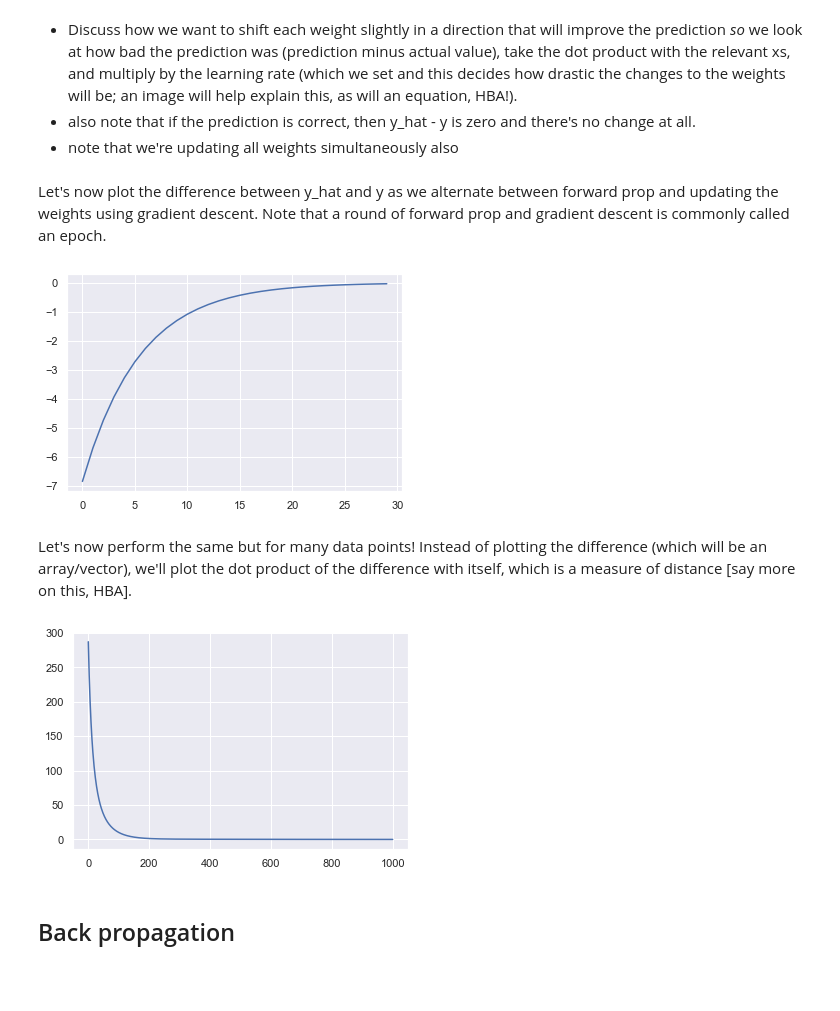
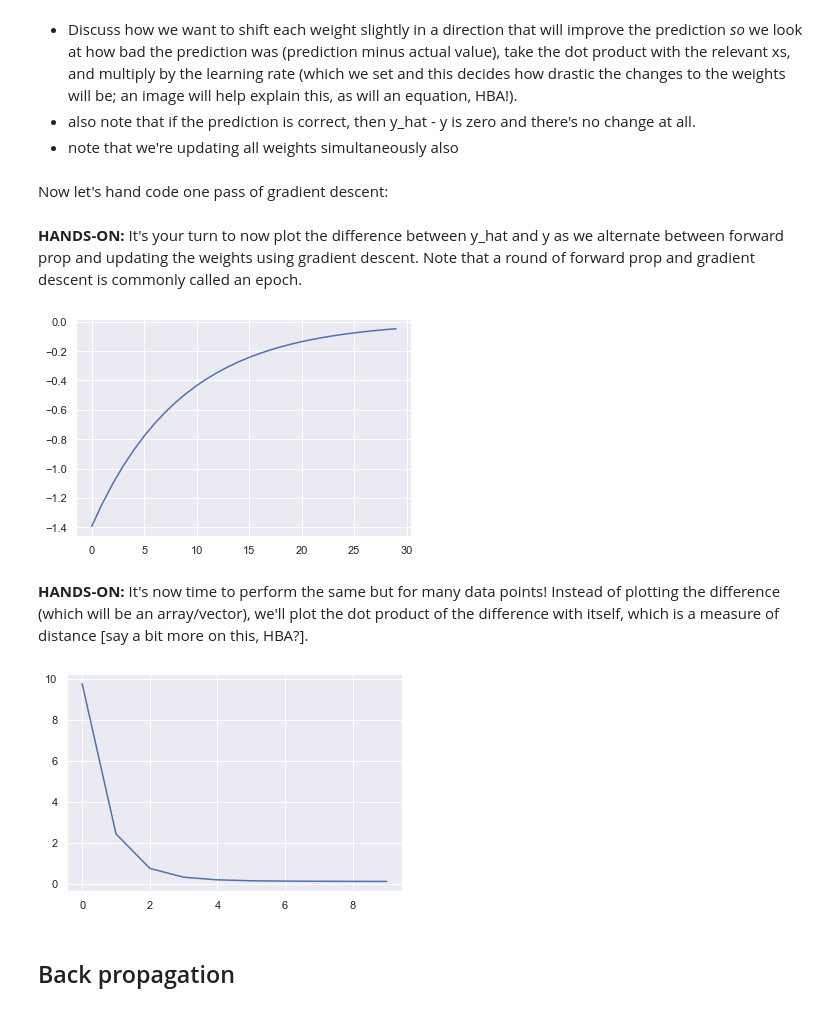
Before and after one commit to hugobowne/deep-learning-from-scratch-pytorch, a Jupyter notebook: notebooks/1-deep-learning-from-scratch-pytorch.ipynb, the cells around one changed output. Saved outputs shown, nothing was run; the diff lists cells and outputs as text; code cells hidden in the pictures; blank space fills up the shorter version.

```diff
--- a/notebooks/1-deep-learning-from-scratch-pytorch.ipynb
+++ b/notebooks/1-deep-learning-from-scratch-pytorch.ipynb
@@ -108,6 +439,6 @@ Notes:
 # %%
-x = np.random.rand(4) - 0.5 # generate data
-w1 = np.random.normal(size=(4, 5)) # weights for hidden layer
+x = np.array([[10, 29, 2]]) # generate data
+w1 = np.random.normal(size=(3, 5)) # weights for hidden layer
 w2 = np.random.normal(size=(5, 1)) # weights for output layer
 b1 = np.random.normal(size=(1, 5))
 b2 = np.random.normal(size=(1, 1))
@@ -186,12 +525,13 @@ print(y)
 # %% [markdown]
 Now we'll build a regressor with 4 hidden layers (setting $b=0$ throughout to simplify slightly):
 # %%
-x = x = np.random.rand(8, 10) - 0.5
+# 5 data points
+x = np.array([[10, 29, 2], [23, 3, 9], [11, 4, 3], [6, 15, 2], [15, 3, 3]])
 n = 4 # number of hidden layers
 weights = {}
 for i in range(n):
     #print(f"weights_{i}")
-    weights[i] = np.random.normal(size=(10, 10))
-weights[n] = np.random.normal(size=(10, 1))
+    weights[i] = np.random.normal(size=(3, 3))
+weights[n] = np.random.normal(size=(3, 1))
 weights[0]
 # %% [output]
@@ -260,9 +585,10 @@ def slp(x, w, b):
 # %%
 # for single data point
-x = np.random.rand(1, 5) - 0.5 # generate data
+x = np.array([[10, 29, 2, 7]])/100
+y = 10
 b = 0
-w = np.random.normal(size=5) # initialize weights
-y = np.random.normal(10)
+w = np.random.normal(size=4) # initialize weights
+
 y_hat = slp(x, w, b)
 print(y_hat)
 # %% [output]
@@ -271,6 +597,8 @@ print(y_hat)
 * Discuss how we want to shift each weight slightly in a direction that will improve the prediction *so* we look at how bad the prediction was (prediction minus actual value), take the dot product with the relevant xs, and multiply by the learning rate (which we set and this decides how drastic the changes to the weights will be; an image will help explain this, as will an equation, HBA!).
 * also note that if the prediction is correct, then y_hat - y is zero and there's no change at all.
 * note that we're updating all weights simultaneously also
+# %% [markdown]
+Now let's hand code one pass of gradient descent:
 # %%
 # gradient descent
 y_hat = slp(x, w, b)
@@ -278,46 +606,47 @@ learning_rate = 0.1
 delta_w = learning_rate*((y_hat - y) * x)
 delta_b = learning_rate*(y_hat - y)
 #print(delta_w)
-w = (w + delta_w).reshape(5)
+w = (w + delta_w).reshape(4)
 b = b + delta_b
 # %% [markdown]
-Let's now plot the difference between y_hat and y as we alternate between forward prop and updating the weights using gradient descent. Note that a round of forward prop and gradient descent is commonly called an epoch.
+**HANDS-ON:** It's your turn to now plot the difference between y_hat and y as we alternate between forward prop and updating the weights using gradient descent. Note that a round of forward prop and gradient descent is commonly called an epoch.
 # %%
 # define some lists to plot y_hat - y as we iterate
+y = 0.1
 n_epochs = 30
 diff = list()
 for _ in range(n_epochs):
     y_hat = slp(x, w, b)
     diff.append(y_hat - y)
     # gradient descent
     learning_rate = 0.1
     delta_w = learning_rate*((y_hat - y) * x)
     delta_b = learning_rate*(y_hat - y)
     #print(delta_w)
-    w = (w - delta_w).reshape(5)
+    w = (w - delta_w).reshape(4)
     b = b - delta_b
     #print(y_hat - y)
 plt.plot(diff);
 # %% [output]
-[figure, old version]
+[figure, new version]
 # %% [markdown]
-Let's now perform the same but for many data points! Instead of plotting the difference (which will be an array/vector), we'll plot the dot product of the difference with itself, which is a measure of distance [say more on this, HBA].
+**HANDS-ON:** It's now time to perform the same but for many data points! Instead of plotting the difference (which will be an array/vector), we'll plot the dot product of the difference with itself, which is a measure of distance [say a bit more on this, HBA?].
 # %%
-# many data points
-x = np.random.rand(5, 5) - 0.5
-w = np.random.normal(size=5)
+# Create data array
+x = np.array([[10, 29, 2], [23, 3, 9], [11, 4, 3], [6, 15, 2], [15, 3, 3]])/10
+w = np.random.normal(size=3)
 b = 0.1
 diff = list()
-for _ in range(1000):
+for _ in range(10):
     y_hat = slp(x, w, b)
     diff.append((y_hat - y)@(y_hat - y))
     learning_rate = 0.1
     delta_w = learning_rate*((y_hat - y) @ x)
     #print(delta_w)
-    w = (w - delta_w).reshape(5)
+    w = (w - delta_w).reshape(3)
 plt.plot(diff);
 # %% [output]
-[figure, old version]
+[figure, new version]
 # %% [markdown]
 ## Back propagation
 # %%
```
Also changed, not shown: parts of 79 cells of this notebook.
